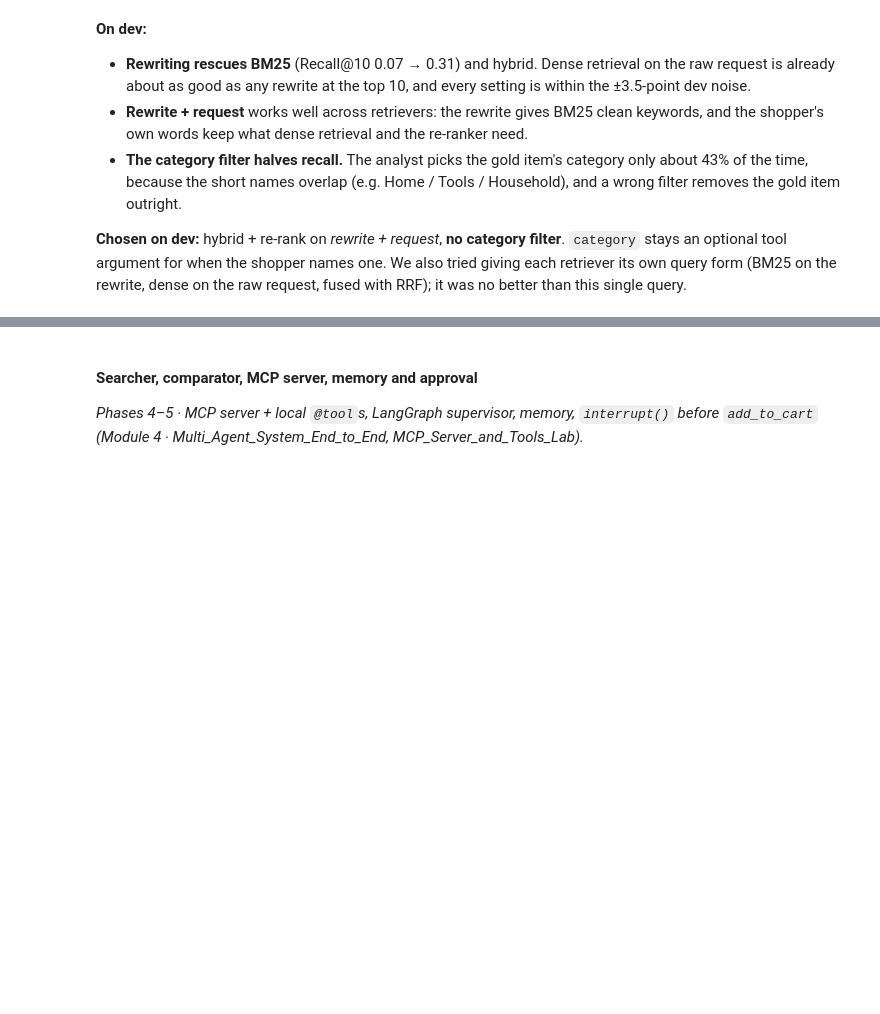
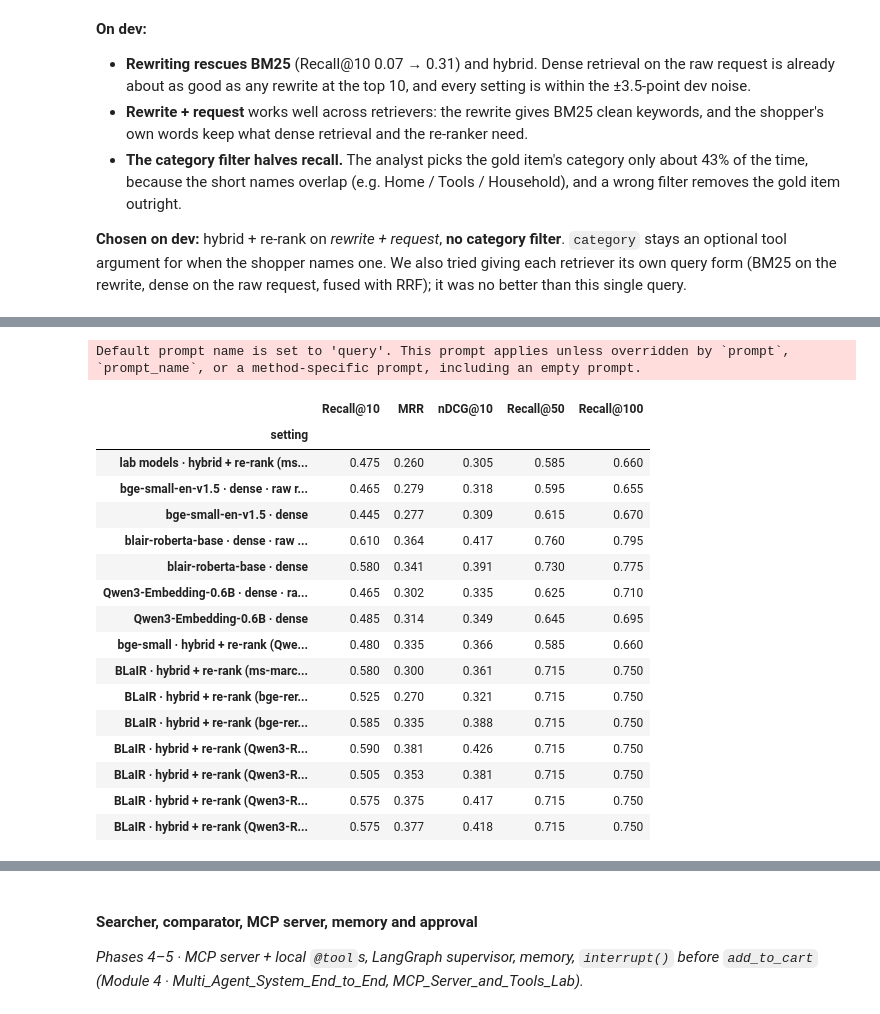
Before and after one commit to LalithMadhav-CODING/PickWise-A-Conversational-Shopping-Assistant, a Jupyter notebook: P14_Shopping_Assistant.ipynb, the cells around one changed output, grey strips where cells are left out. Drawn from its saved outputs; the diff is of its cells as text; code cells hidden in the pictures; blank space fills up the shorter version.

```diff
--- a/P14_Shopping_Assistant.ipynb
+++ b/P14_Shopping_Assistant.ipynb
@@ -167,7 +167,9 @@ Builds on: Module 3 · RAG_Pipeline_Lab (BM25, FAISS dense retrieval, Recall@k /
 **Changes from the lab for 32k products:** queries are embedded and re-ranked in batches; document embeddings are cached in `data/`; and BM25 uses the lab's `rank_bm25` formula as one sparse-matrix product. That gives identical scores (checked below) and is ~600× faster.
 # %%
 t = time.time()
-retriever = Retriever(catalogue)          # BM25 + FAISS (bge-small, cosine similarity)
+# Phases 2-3 run the Module 3 lab models (the brief's defaults); the upgrade at the end of §5b swaps them
+retriever = Retriever(catalogue, embed_model=config.LAB_EMBED_MODEL, rerank_model=config.LAB_RERANK_MODEL,
+                    rerank_top_n=config.LAB_RERANK_TOP_N)   # BM25 + FAISS (bge-small) · ms-marco re-ranker
 print(f"index: {len(retriever.texts):,} documents in {time.time() - t:.0f}s on {DEVICE}")
 
 from rank_bm25 import BM25Okapi           # the lab's BM25, to check the vectorised copy
@@ -425,0 +440,39 @@ This retriever is what the searcher's `search_products` tool runs (Phase 4).
+# %%
+BLAIR, QWEN_EMB, QWEN_RR = "hyp1231/blair-roberta-base", "Qwen/Qwen3-Embedding-0.6B", "Qwen/Qwen3-Reranker-0.6B"
+system_dev = forms["rewrite + request"]
+by_embedder = {name: Retriever(catalogue, embed_model=name) for name in (config.LAB_EMBED_MODEL, BLAIR, QWEN_EMB)}
+
+upgrade = [dev_row("lab models · hybrid + re-rank (ms-marco, top 50)", queries=system_dev, method="hybrid+rerank")]
+for name, r in by_embedder.items():
+    upgrade.append(dev_row(f"{name.split('/')[-1]} · dense · raw request", r=r, method="dense"))
+    upgrade.append(dev_row(f"{name.split('/')[-1]} · dense", r=r, queries=system_dev, method="dense"))
+upgrade.append(dev_row("bge-small · hybrid + re-rank (Qwen3-Reranker, top 20)", r=by_embedder[config.LAB_EMBED_MODEL],
+                       queries=system_dev, method="hybrid+rerank"))
+blair = by_embedder[BLAIR]
+for reranker in (config.LAB_RERANK_MODEL, "BAAI/bge-reranker-base", "BAAI/bge-reranker-v2-m3", QWEN_RR):
+    blair.rerank_model = reranker
+    upgrade.append(dev_row(f"BLaIR · hybrid + re-rank ({reranker.split('/')[-1]}, top 20)", r=blair,
+                           queries=system_dev, method="hybrid+rerank"))
+for n in (10, 30, 50):
+    upgrade.append(dev_row(f"BLaIR · hybrid + re-rank (Qwen3-Reranker, top {n})", r=blair,
+                           queries=system_dev, method="hybrid+rerank", top_n=n))
+pd.DataFrame(upgrade).set_index("setting").round(3)
+# %% [output]
+Default prompt name is set to 'query'. This prompt applies unless overridden by `prompt`, `prompt_name`, or a method-specific prompt, including an empty prompt.
+|  | Recall@10 | MRR | nDCG@10 | Recall@50 | Recall@100 |
+| setting |  |  |  |  |  |
+| lab models · hybrid + re-rank (ms... | 0.475 | 0.260 | 0.305 | 0.585 | 0.660 |
+| bge-small-en-v1.5 · dense · raw r... | 0.465 | 0.279 | 0.318 | 0.595 | 0.655 |
+| bge-small-en-v1.5 · dense | 0.445 | 0.277 | 0.309 | 0.615 | 0.670 |
+| blair-roberta-base · dense · raw ... | 0.610 | 0.364 | 0.417 | 0.760 | 0.795 |
+| blair-roberta-base · dense | 0.580 | 0.341 | 0.391 | 0.730 | 0.775 |
+| Qwen3-Embedding-0.6B · dense · ra... | 0.465 | 0.302 | 0.335 | 0.625 | 0.710 |
+| Qwen3-Embedding-0.6B · dense | 0.485 | 0.314 | 0.349 | 0.645 | 0.695 |
+| bge-small · hybrid + re-rank (Qwe... | 0.480 | 0.335 | 0.366 | 0.585 | 0.660 |
+| BLaIR · hybrid + re-rank (ms-marc... | 0.580 | 0.300 | 0.361 | 0.715 | 0.750 |
+| BLaIR · hybrid + re-rank (bge-rer... | 0.525 | 0.270 | 0.321 | 0.715 | 0.750 |
+| BLaIR · hybrid + re-rank (bge-rer... | 0.585 | 0.335 | 0.388 | 0.715 | 0.750 |
+| BLaIR · hybrid + re-rank (Qwen3-R... | 0.590 | 0.381 | 0.426 | 0.715 | 0.750 |
+| BLaIR · hybrid + re-rank (Qwen3-R... | 0.505 | 0.353 | 0.381 | 0.715 | 0.750 |
+| BLaIR · hybrid + re-rank (Qwen3-R... | 0.575 | 0.375 | 0.417 | 0.715 | 0.750 |
+| BLaIR · hybrid + re-rank (Qwen3-R... | 0.575 | 0.377 | 0.418 | 0.715 | 0.750 |
```
Also changed, not shown: parts of 12 cells of this notebook, 6 other files.
